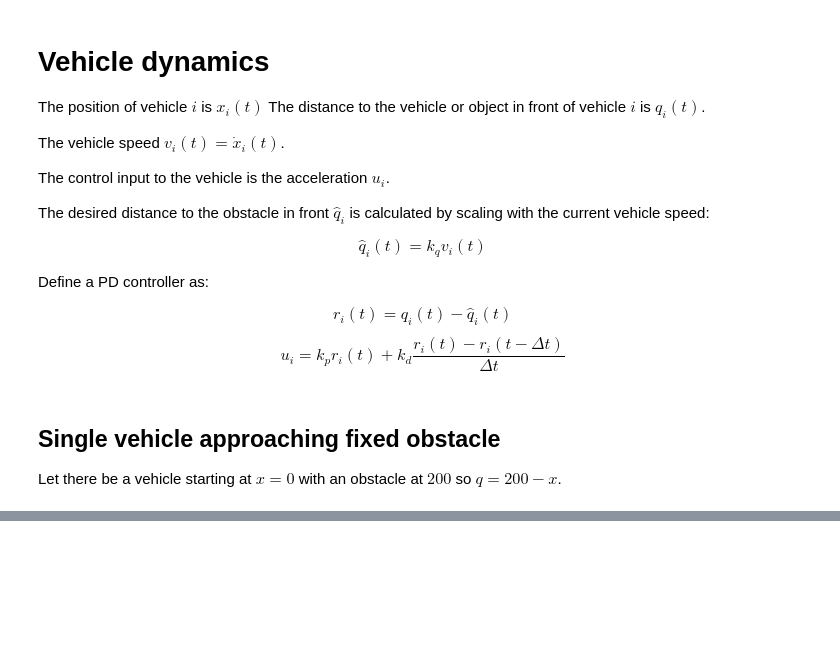
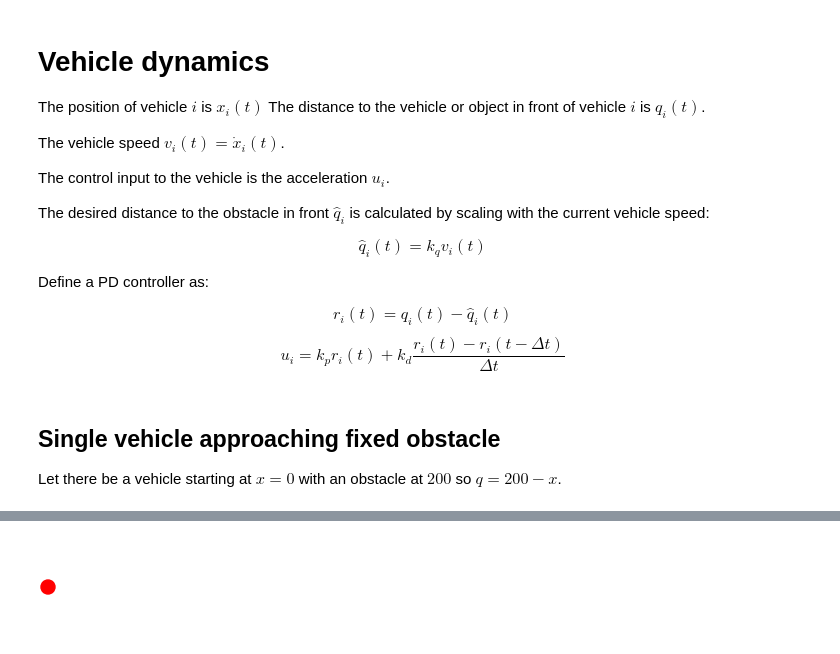
Before and after one commit to jthorniley/notebooks, a Jupyter notebook: Traffic Queue.ipynb, the cells around one changed output, grey strips where cells are left out. Saved outputs shown, nothing was run; the diff lists cells and outputs as text; code cells hidden in the pictures; blank space fills up the shorter version.

```diff
--- a/Traffic Queue.ipynb
+++ b/Traffic Queue.ipynb
@@ -71,7 +71,7 @@ def u():
     global k_p, k_d
     return k_p * r() + k_d * r_diff()
 
-def step(_f):
+def step():
     global x,v
     u_calc = u()
     v_calc = v + dt * u_calc
@@ -87,7 +87,8 @@ def step(_f):
 def update(_f):
     step()
     step()
-    tx = Affine2D.from_values(2.5, 0, 0, 2.5, x+10, 50)
+    step()
+    tx = Affine2D.from_values(1, 0, 0, 1, 2*x+10, 50)
     circ.set_transform(tx)
 
 fig = plt.figure(figsize=(5, 1))
@@ -95,8 +96,8 @@ ax = fig.add_axes([0, 0, 1, 1], frameon=False)
 ax.set_xlim(-10, 210), ax.set_xticks([])
 ax.set_ylim(0, 20), ax.set_yticks([])
 
-circ = plt.Circle((0,0), radius=2, color='r')
-tx = Affine2D.from_values(2, 0, 0, 2, x+10, 50)
+circ = plt.Circle((0,0), radius=7, color='r')
+tx = Affine2D.from_values(1, 0, 0, 1, 2*x+10, 50)
 circ.set_transform(tx)
 ax.add_patch(circ)
 
@@ -108,0 +108 @@ plt.show()
+[figure, added]
```
Also changed, not shown: parts of 5 cells of this notebook.
